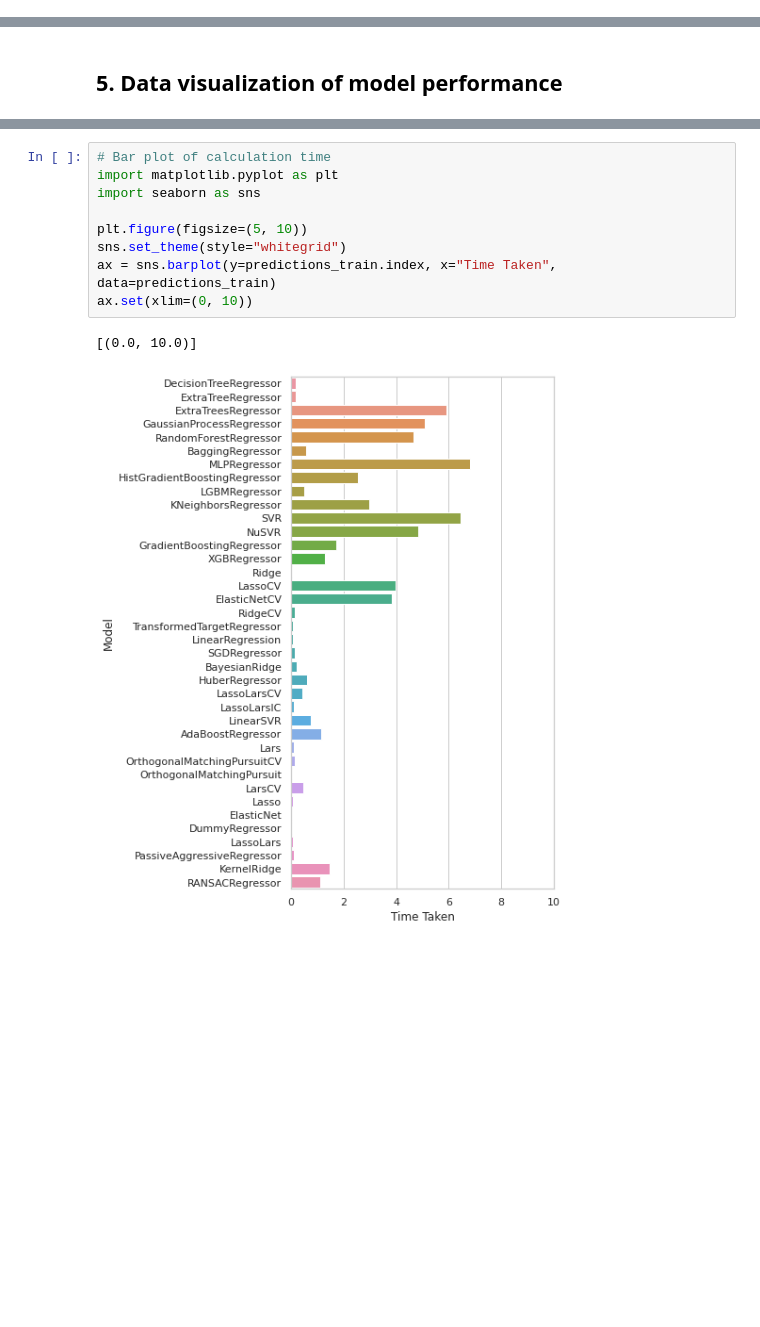
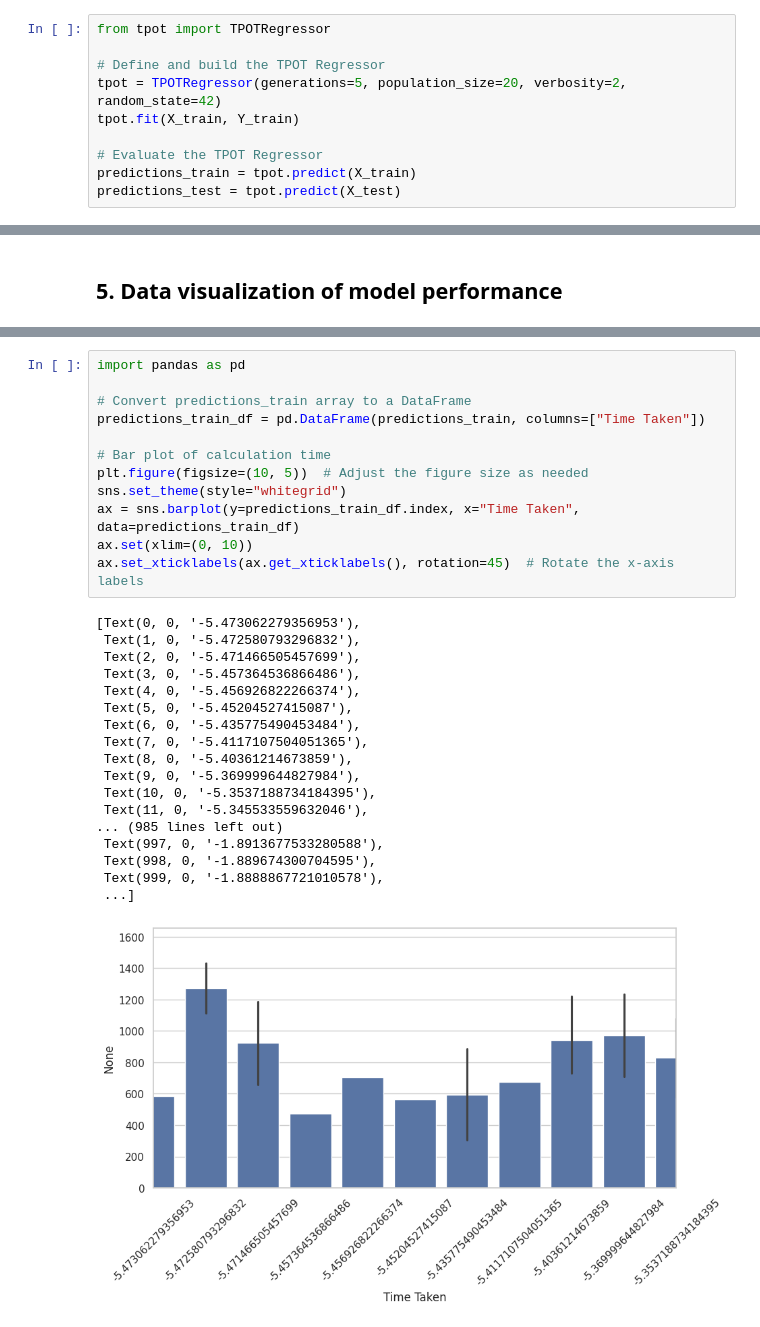
Before and after one commit to Rukaiya2009/KSI-Drug-Discovery-MgluR5, a Jupyter notebook: code-master/python/CDD_ML_Part_5_MgluR5_Compare_Regressors.ipynb, the cells around one changed output, grey strips where cells are left out. Cells and saved outputs as stored; diff of their text form; blank space fills up the shorter version.

```diff
--- a/code-master/python/CDD_ML_Part_5_MgluR5_Compare_Regressors.ipynb
+++ b/code-master/python/CDD_ML_Part_5_MgluR5_Compare_Regressors.ipynb
@@ -91,0 +73,10 @@ NameError: name 'LazyRegressor' is not defined
+# %%
+from tpot import TPOTRegressor
+
+# Define and build the TPOT Regressor
+tpot = TPOTRegressor(generations=5, population_size=20, verbosity=2, random_state=42)
+tpot.fit(X_train, Y_train)
+
+# Evaluate the TPOT Regressor
+predictions_train = tpot.predict(X_train)
+predictions_test = tpot.predict(X_test)
@@ -164,12 +206,31 @@ ax.set(xlim=(0, 10))
 # %%
+import pandas as pd
+
+# Convert predictions_train array to a DataFrame
+predictions_train_df = pd.DataFrame(predictions_train, columns=["Time Taken"])
+
 # Bar plot of calculation time
-import matplotlib.pyplot as plt
-import seaborn as sns
-
-plt.figure(figsize=(5, 10))
+plt.figure(figsize=(10, 5))  # Adjust the figure size as needed
 sns.set_theme(style="whitegrid")
-ax = sns.barplot(y=predictions_train.index, x="Time Taken", data=predictions_train)
+ax = sns.barplot(y=predictions_train_df.index, x="Time Taken", data=predictions_train_df)
 ax.set(xlim=(0, 10))
+ax.set_xticklabels(ax.get_xticklabels(), rotation=45)  # Rotate the x-axis labels
 # %% [output]
-[(0.0, 10.0)]
+[Text(0, 0, '-5.473062279356953'),
+ Text(1, 0, '-5.472580793296832'),
+ Text(2, 0, '-5.471466505457699'),
+ Text(3, 0, '-5.457364536866486'),
+ Text(4, 0, '-5.456926822266374'),
+ Text(5, 0, '-5.45204527415087'),
+ Text(6, 0, '-5.435775490453484'),
+ Text(7, 0, '-5.4117107504051365'),
+ Text(8, 0, '-5.40361214673859'),
+ Text(9, 0, '-5.369999644827984'),
+ Text(10, 0, '-5.3537188734184395'),
+ Text(11, 0, '-5.345533559632046'),
+... (985 lines left out)
+ Text(997, 0, '-1.8913677533280588'),
+ Text(998, 0, '-1.889674300704595'),
+ Text(999, 0, '-1.8888867721010578'),
+ ...]
-[figure, old version]
+[figure, new version]
```
Also changed, not shown: parts of 14 cells of this notebook, 1 other file.
